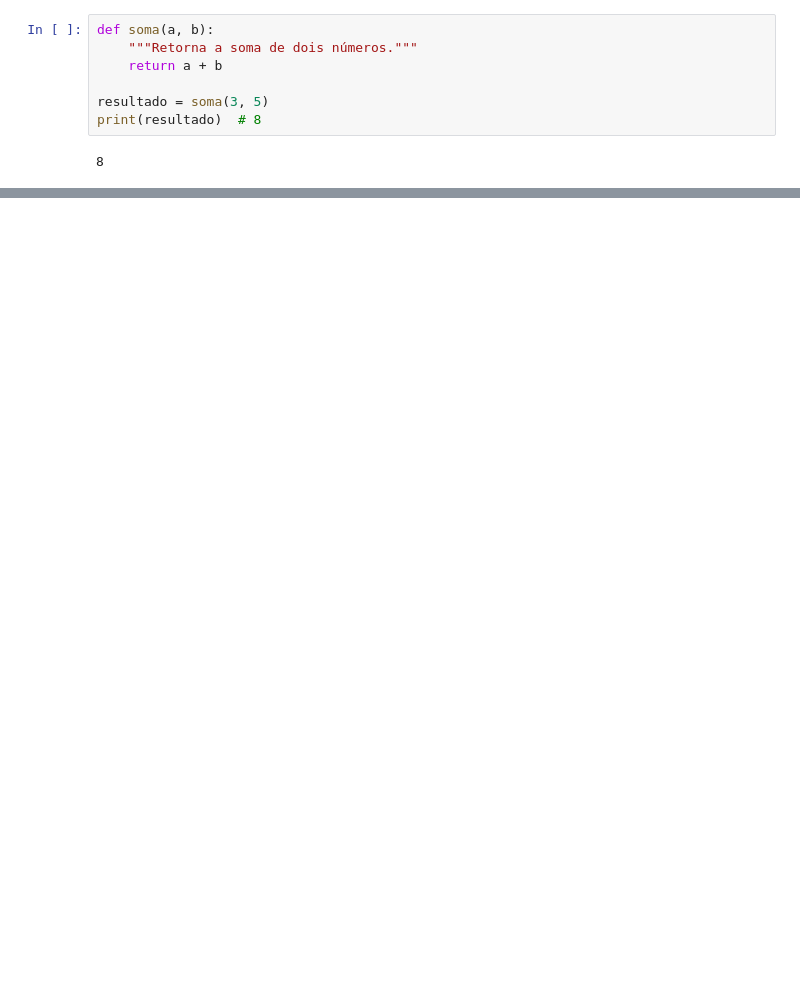
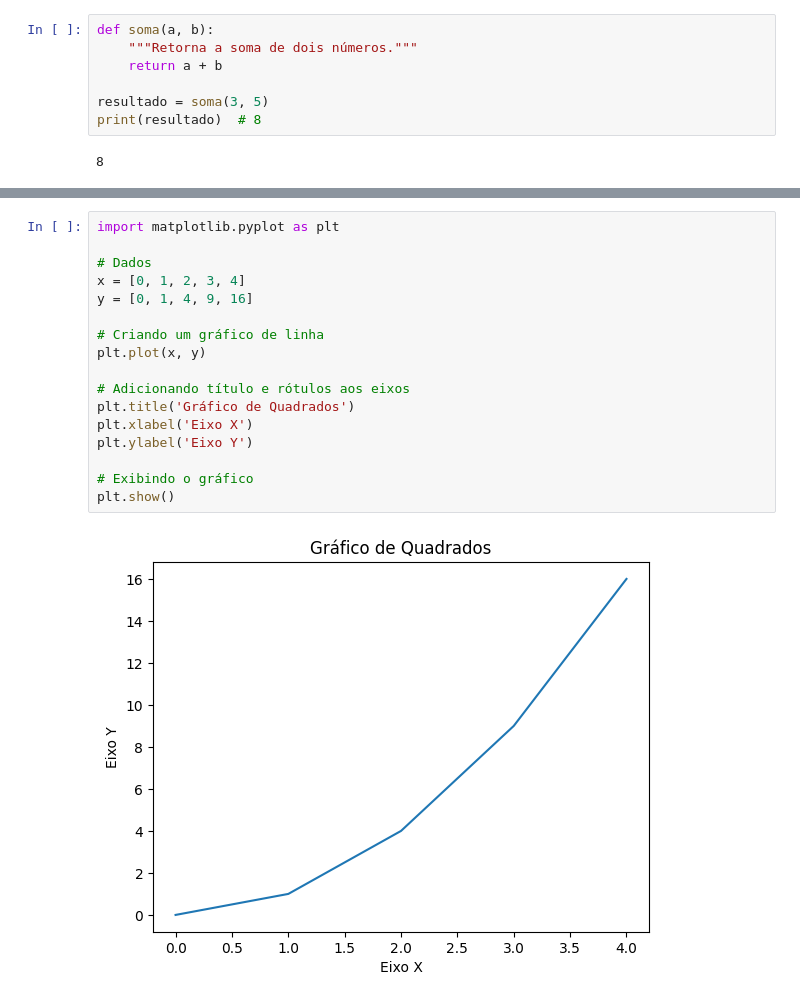
Before and after one commit to thiagorr162/prog-estat, a Jupyter notebook: notebooks/0-py.ipynb, the cells around one changed output, grey strips where cells are left out. Drawn from its saved outputs; the diff is of its cells as text; blank space fills up the shorter version.

```diff
--- a/notebooks/0-py.ipynb
+++ b/notebooks/0-py.ipynb
@@ -374,0 +738,19 @@ print(resultado)  # 8
+# %%
+import matplotlib.pyplot as plt
+
+# Dados
+x = [0, 1, 2, 3, 4]
+y = [0, 1, 4, 9, 16]
+
+# Criando um gráfico de linha
+plt.plot(x, y)
+
+# Adicionando título e rótulos aos eixos
+plt.title('Gráfico de Quadrados')
+plt.xlabel('Eixo X')
+plt.ylabel('Eixo Y')
+
+# Exibindo o gráfico
+plt.show()
+# %% [output]
+[figure, added]
```
Also changed, not shown: parts of 84 cells of this notebook.
